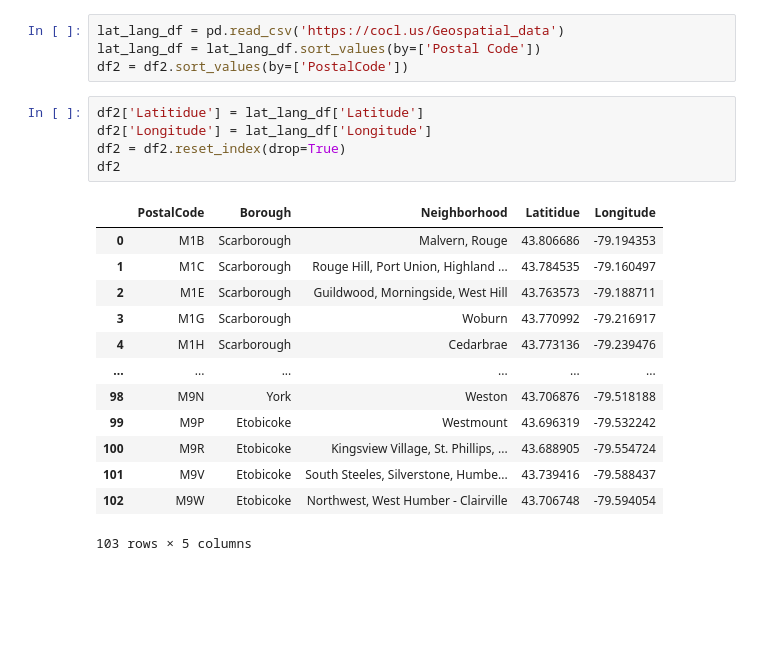
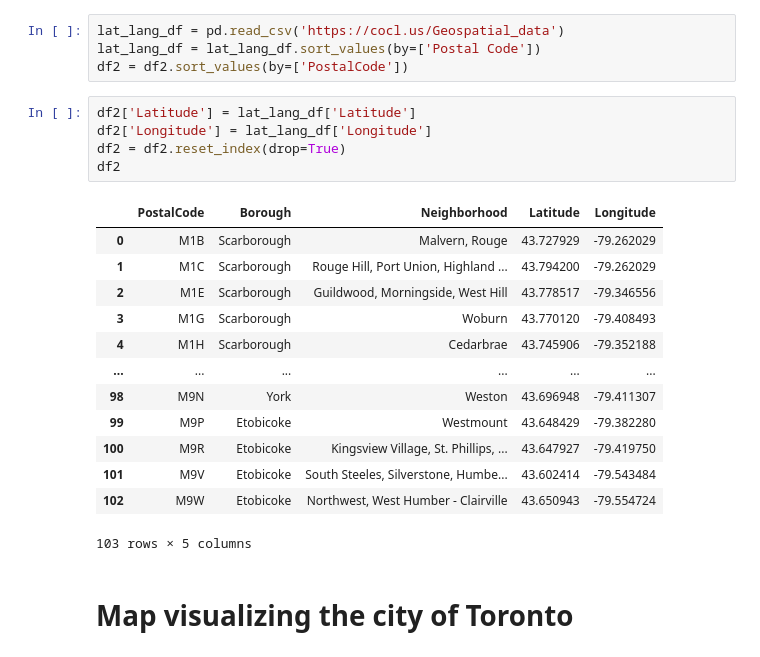
Before and after one commit to nikkapallado/Coursera_Capstone, a Jupyter notebook: P1 Peer-graded Assignment: Segmenting and Clusteri.ipynb, the cells around one changed output. Drawn from its saved outputs; the diff is of its cells as text; blank space fills up the shorter version.

```diff
--- a/P1 Peer-graded Assignment: Segmenting and Clusteri.ipynb
+++ b/P1 Peer-graded Assignment: Segmenting and Clusteri.ipynb
@@ -108,21 +108,23 @@ lat_lang_df = pd.read_csv('https://cocl.us/Geospatial_data')
 lat_lang_df = lat_lang_df.sort_values(by=['Postal Code'])
 df2 = df2.sort_values(by=['PostalCode'])
 # %%
-df2['Latitidue'] = lat_lang_df['Latitude']
+df2['Latitude'] = lat_lang_df['Latitude']
 df2['Longitude'] = lat_lang_df['Longitude']
 df2 = df2.reset_index(drop=True)
 df2
 # %% [output]
-|  | PostalCode | Borough | Neighborhood | Latitidue | Longitude |
-| 0 | M1B | Scarborough | Malvern, Rouge | 43.806686 | -79.194353 |
-| 1 | M1C | Scarborough | Rouge Hill, Port Union, Highland ... | 43.784535 | -79.160497 |
-| 2 | M1E | Scarborough | Guildwood, Morningside, West Hill | 43.763573 | -79.188711 |
-| 3 | M1G | Scarborough | Woburn | 43.770992 | -79.216917 |
-| 4 | M1H | Scarborough | Cedarbrae | 43.773136 | -79.239476 |
+|  | PostalCode | Borough | Neighborhood | Latitude | Longitude |
+| 0 | M1B | Scarborough | Malvern, Rouge | 43.727929 | -79.262029 |
+| 1 | M1C | Scarborough | Rouge Hill, Port Union, Highland ... | 43.794200 | -79.262029 |
+| 2 | M1E | Scarborough | Guildwood, Morningside, West Hill | 43.778517 | -79.346556 |
+| 3 | M1G | Scarborough | Woburn | 43.770120 | -79.408493 |
+| 4 | M1H | Scarborough | Cedarbrae | 43.745906 | -79.352188 |
 | ... | ... | ... | ... | ... | ... |
-| 98 | M9N | York | Weston | 43.706876 | -79.518188 |
-| 99 | M9P | Etobicoke | Westmount | 43.696319 | -79.532242 |
-| 100 | M9R | Etobicoke | Kingsview Village, St. Phillips, ... | 43.688905 | -79.554724 |
-| 101 | M9V | Etobicoke | South Steeles, Silverstone, Humbe... | 43.739416 | -79.588437 |
-| 102 | M9W | Etobicoke | Northwest, West Humber - Clairville | 43.706748 | -79.594054 |
+| 98 | M9N | York | Weston | 43.696948 | -79.411307 |
+| 99 | M9P | Etobicoke | Westmount | 43.648429 | -79.382280 |
+| 100 | M9R | Etobicoke | Kingsview Village, St. Phillips, ... | 43.647927 | -79.419750 |
+| 101 | M9V | Etobicoke | South Steeles, Silverstone, Humbe... | 43.602414 | -79.543484 |
+| 102 | M9W | Etobicoke | Northwest, West Humber - Clairville | 43.650943 | -79.554724 |
 103 rows × 5 columns
+# %% [markdown]
+# Map visualizing the city of Toronto
```
Also changed, not shown: parts of 31 cells of this notebook.
